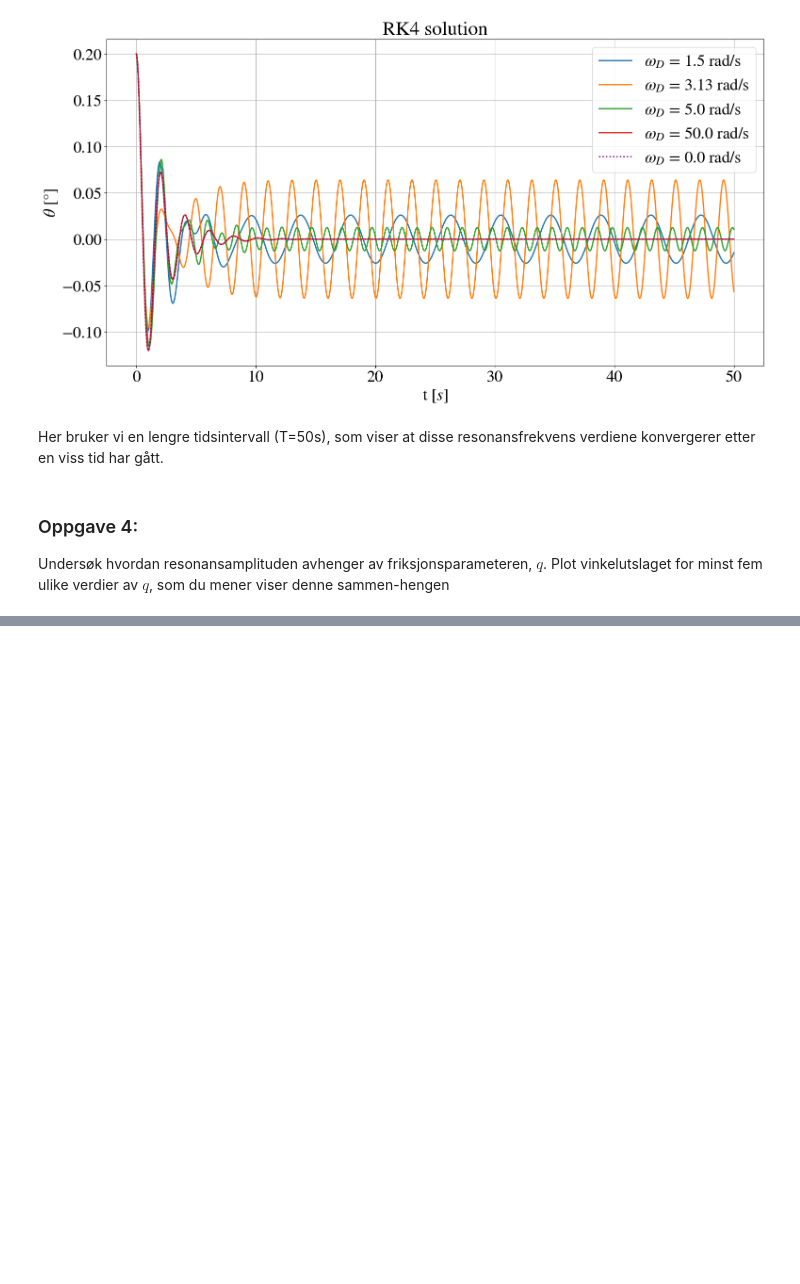
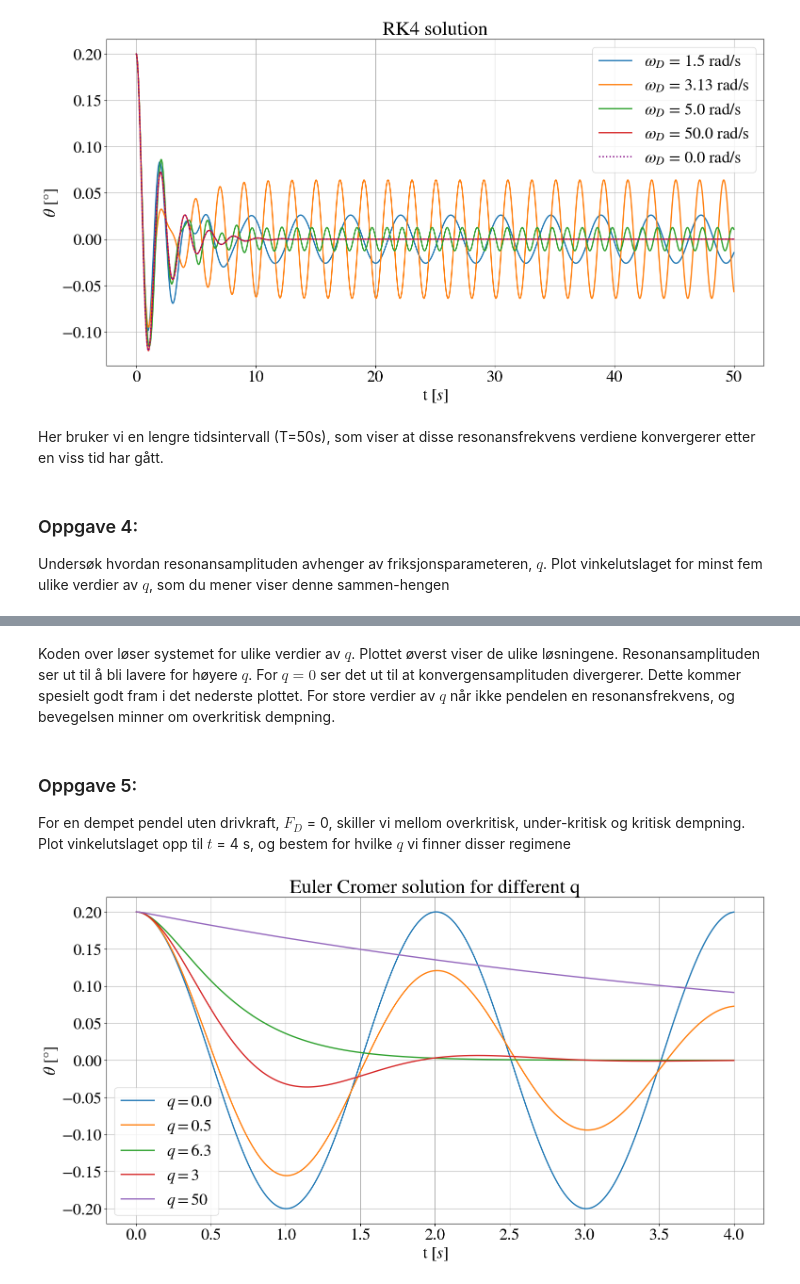
Before and after one commit to Oliver-BS/TFY4163-numerical-project, a Jupyter notebook: main.ipynb, the cells around one changed output, grey strips where cells are left out. Drawn from its saved outputs; the diff is of its cells as text; code cells hidden in the pictures; blank space fills up the shorter version.

```diff
--- a/main.ipynb
+++ b/main.ipynb
@@ -349,0 +379,31 @@ params = {'theta_0': 0, 'FD_ml': 10}
+# %% [markdown]
+Koden over løser systemet for ulike verdier av $q$. Plottet øverst viser de ulike løsningene. Resonansamplituden ser ut til å bli lavere for høyere $q$. For $q = 0$ ser det ut til at konvergensamplituden divergerer. Dette kommer spesielt godt fram i det nederste plottet. For store verdier av $q$ når ikke pendelen en resonansfrekvens, og bevegelsen minner om overkritisk dempning.
+# %% [markdown]
+### Oppgave 5:
+For en dempet pendel uten drivkraft, $F_D$ = 0, skiller vi mellom overkritisk, under-kritisk og kritisk dempning. Plot vinkelutslaget opp til $t$ = 4 s, og bestem for hvilke
+$q$ vi finner disser regimene
+# %%
+params = {
+    "l": 1,  # m - Lengden av snora
+    "g": 9.8,  # m/s^2 - Tyngdeakselerasjon
+    "theta_0": 0.2,  # rad - Initial vinkel med hensyn til vertikalen
+    "theta_dot_0": 0.0,  # rad/s - Initial vinkelhastighet
+    "q": 1.0,  # Hz - Friksjonsparameter
+    "omega_D": 3.13,  # rad/s - FD_mlens vinkelfrekvens
+    "FD_ml": 0.0,  # s^-2 - FD_ml
+    "T": 4 # s - Tidsintervall
+}
+for q in [0.0, 0.5, 2*np.sqrt(9.81), 3, 50]:
+    params['q'] = q
+
+    theta, w, t = RK4_method(equation, params, dt=0.01)
+
+    plt.plot(t, theta, label=r"$q = $" + str(round(q,1)))
+    plt.title(f'Euler Cromer solution for different q')
+    plt.xlabel(r't $[s]$')
+    plt.ylabel(r'$\theta$ $[\degree]$')
+    plt.legend()
+    plt.grid()
+plt.show()
+# %% [output]
+[figure, added]
```
Also changed, not shown: parts of 11 cells of this notebook.
